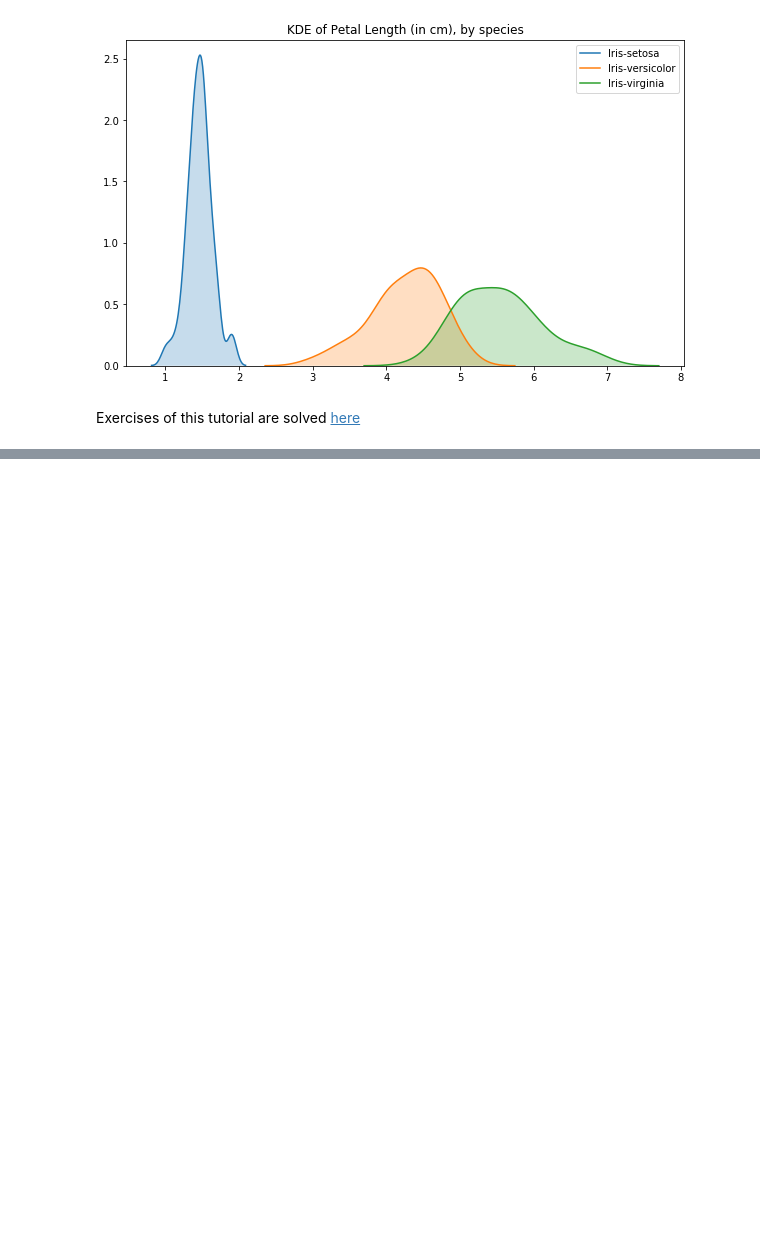
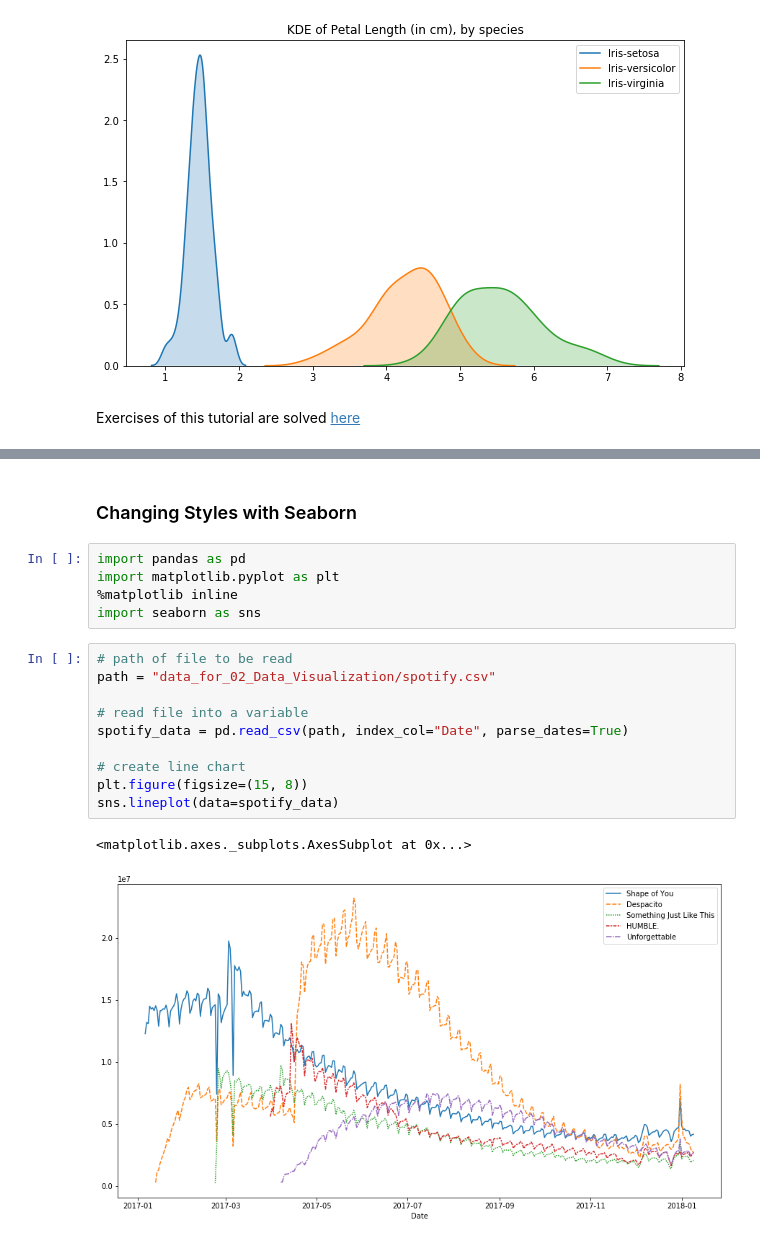
Before and after one commit to ShreyasJothish/datasciencestudygroup, a Jupyter notebook: MahendraBishnoi/02_Data_Visualization_From_Non_Coder_to_Coder.ipynb, the cells around one changed output, grey strips where cells are left out. Cells and saved outputs as stored; diff of their text form; blank space fills up the shorter version.

Commit message:
Data Visualization: From Non-Coder to Coder completed

```diff
--- a/MahendraBishnoi/02_Data_Visualization_From_Non_Coder_to_Coder.ipynb
+++ b/MahendraBishnoi/02_Data_Visualization_From_Non_Coder_to_Coder.ipynb
@@ -440,0 +463,20 @@ Exercises of this tutorial are solved [here](https://www.kaggle.com/mahendrabish
+# %% [markdown]
+### Changing Styles with Seaborn
+# %%
+import pandas as pd
+import matplotlib.pyplot as plt
+%matplotlib inline
+import seaborn as sns
+# %%
+# path of file to be read
+path = "data_for_02_Data_Visualization/spotify.csv"
+
+# read file into a variable
+spotify_data = pd.read_csv(path, index_col="Date", parse_dates=True)
+
+# create line chart
+plt.figure(figsize=(15, 8))
+sns.lineplot(data=spotify_data)
+# %% [output]
+<matplotlib.axes._subplots.AxesSubplot at 0x...>
+[figure, added]
```
Also changed, not shown: parts of 7 cells of this notebook.
